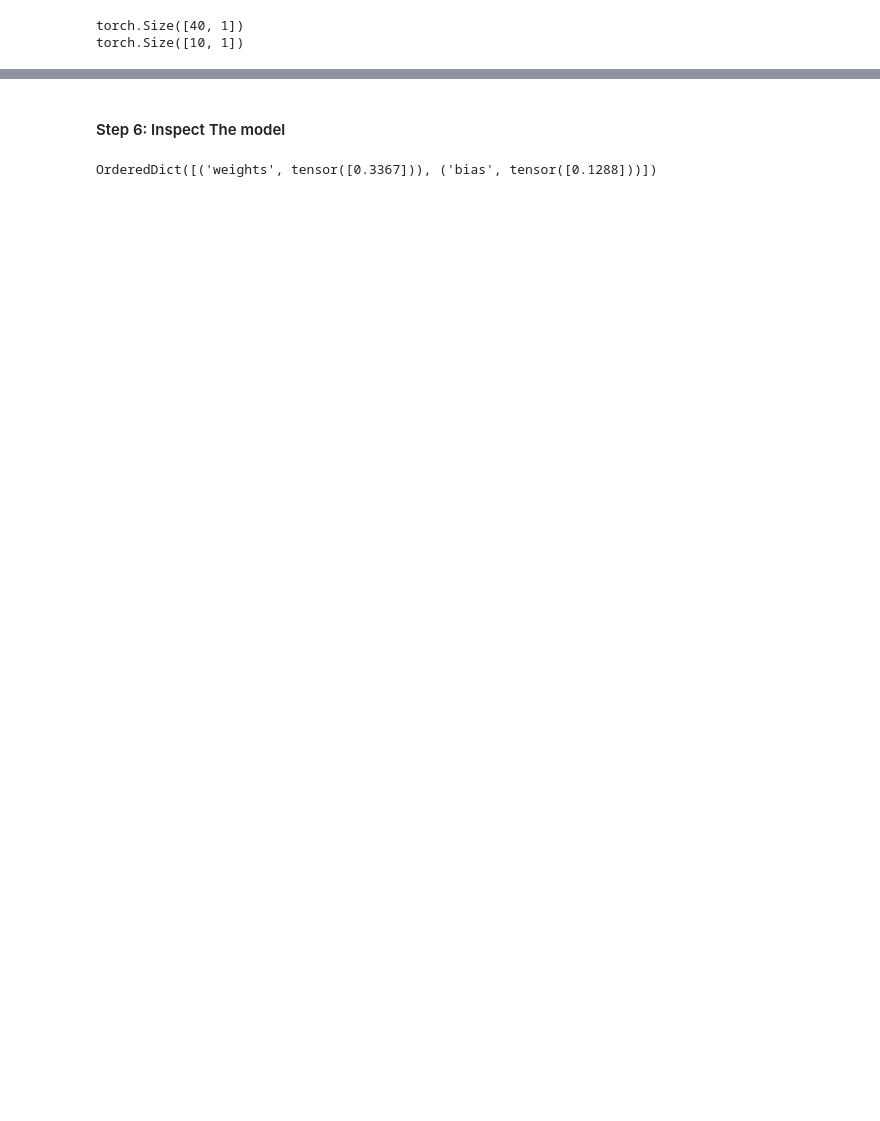
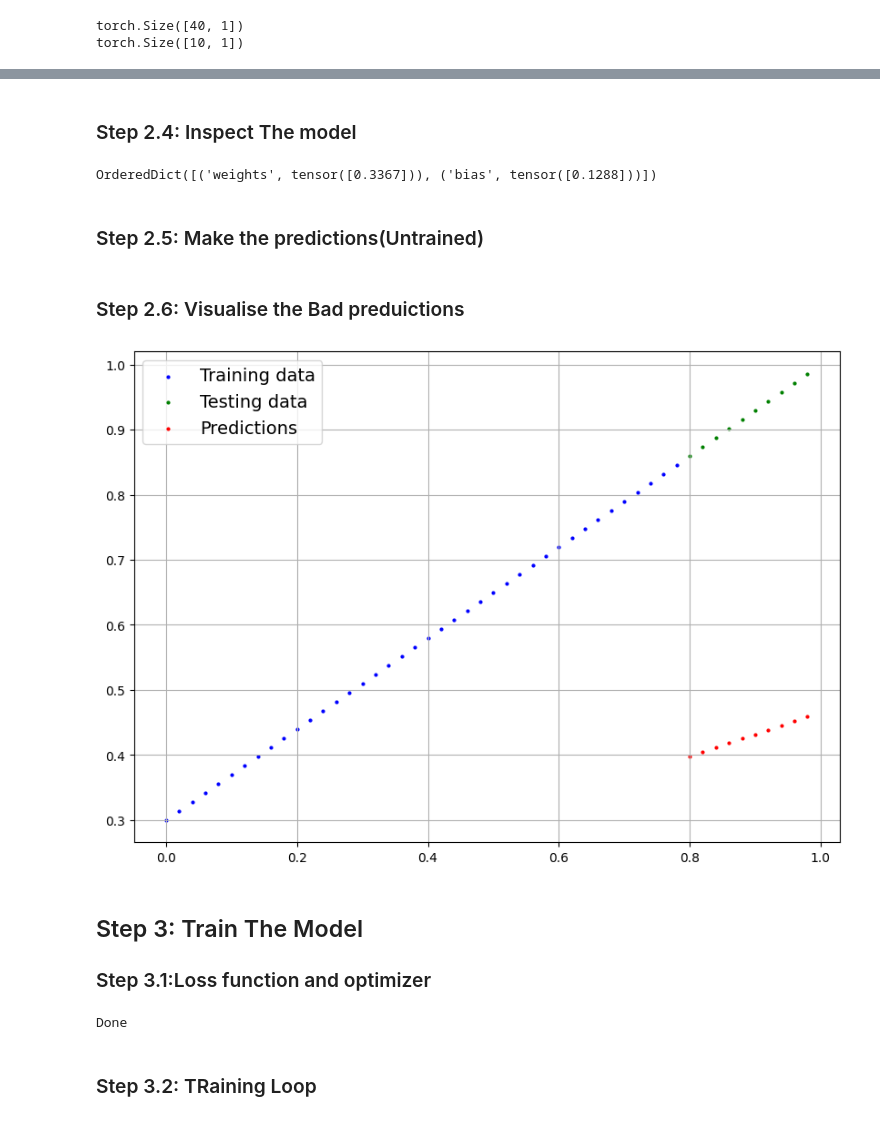
Before and after one commit to ather-ops/Neural-Networks-with-PyTorch, a Jupyter notebook: pytorch/pytorch workflow.ipynb, the cells around one changed output, grey strips where cells are left out. Cells and saved outputs as stored; diff of their text form; code cells hidden in the pictures; blank space fills up the shorter version.

```diff
--- a/pytorch/pytorch workflow.ipynb
+++ b/pytorch/pytorch workflow.ipynb
@@ -92,7 +93,7 @@ class LinearRegressionModel(nn.Module):
     def forward(self, x):
         return self.weights * x + self.bias
 # %% [markdown]
-#### Step 6: Inspect The model
+### Step 2.4: Inspect The model
 # %%
 torch.manual_seed(42)
 model_0 = LinearRegressionModel()
@@ -101,3 +102,25 @@ list(model_0.parameters())
 model_0.state_dict()
 # %% [output]
 OrderedDict([('weights', tensor([0.3367])), ('bias', tensor([0.1288]))])
+# %% [markdown]
+### Step 2.5: Make the predictions(Untrained)
+# %%
+with torch.inference_mode():
+    y_preds=model_0(x_test)
+# %% [markdown]
+### Step 2.6: Visualise the Bad preduictions
+# %%
+plot_predictions(x_train, y_train, x_test, y_test, predictions=y_preds)
+# %% [output]
+[figure, added]
+# %% [markdown]
+## Step 3: Train The Model
+### Step 3.1:Loss function and optimizer
+# %%
+loss_fn=nn.L1Loss()
+optimizer=torch.optim.SGD(params=model_0.parameters(),lr=0.01)
+print("Done")
+# %% [output]
+Done
+# %% [markdown]
+### Step 3.2: TRaining Loop
```
Also changed, not shown: parts of 12 cells of this notebook.
